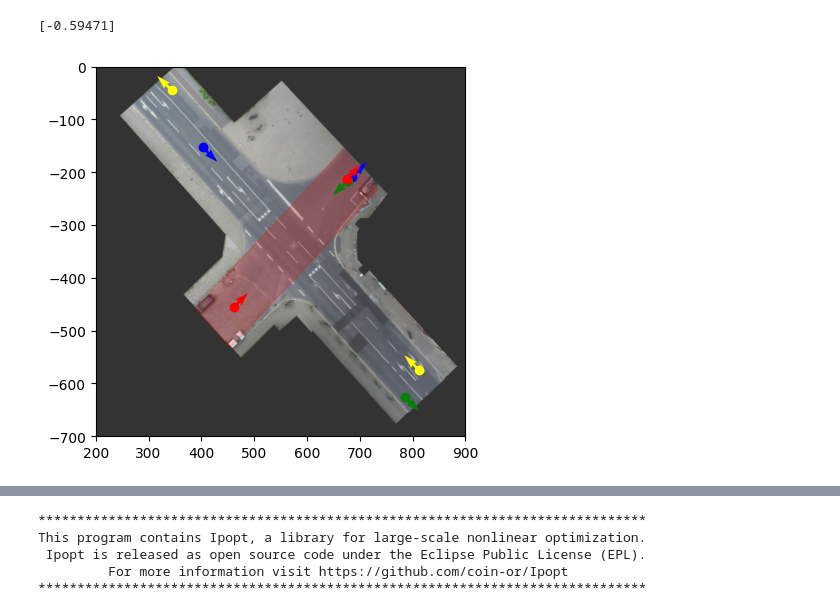
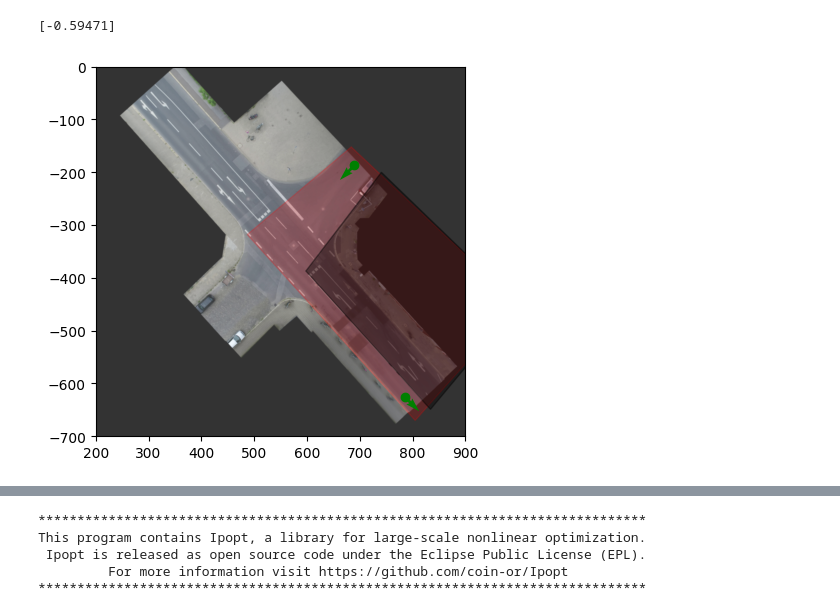
Before and after one commit to QDZHOU/FYP_Intent_Learning, a Jupyter notebook: src/Multi_Agent/inD_multiagent4_reactive_risk.ipynb, the cells around one changed output, grey strips where cells are left out. Saved outputs shown, nothing was run; the diff lists cells and outputs as text; code cells hidden in the pictures.

```diff
--- a/src/Multi_Agent/inD_multiagent4_reactive_risk.ipynb
+++ b/src/Multi_Agent/inD_multiagent4_reactive_risk.ipynb
@@ -191,18 +191,18 @@ for i in range(len(not_road_vertices_4)):
 
 # EV 6
 road_vertices_6 = np.array([
-    [294, -53],
-    [269, -80],
-    [792, -656],
-    [818, -635],
+    [386, -457],
+    [554, -301],
+    [837, -612],
+    [737, -774],
 ])
 
 not_road_vertices_6 = [
     np.array([
-        [0, 1],
-        [1, 1],
-        [1, 0],
-        [0, 0]
+        [457, -539],
+        [601, -402],
+        [818, -635],
+        [737, -774]
      ]),
 ]
 
@@ -677,7 +677,7 @@ Param_3 = {
     "Q5": 10, # lat. pos. error
     "Q6": 5, # heading. error
     "Q7": 300,
-    "Q8": 200,
+    "Q8": 300,
     "d_min": 6,
     "A_road": A_road_3,
     "b_road": b_road_3,
@@ -692,7 +692,7 @@ Param_3 = {
     "RefSpeed": 0,
     "RefPos": [785*image_to_real,-625*image_to_real,-np.pi*0.25]
 }
-x_EV_3_initial = np.array([677*image_to_real, -216*image_to_real, -np.pi*0.75, 0, 0])
+x_EV_3_initial = np.array([690*image_to_real, -187*image_to_real, -np.pi*0.75, 0, 0])
 # %%
 Param_4 = {
     "init_acc": acc_vals[:,0].reshape(2,1),
@@ -804,69 +804,69 @@ x_EV_6_initial = np.array([392*image_to_real, -192*image_to_real, -np.pi/4, 0, 0
 # %%
 fig, ax = plt.subplots()
 img   = mpimg.imread(background_filepath)
 arrow_length = 5
-j = 4
+j = 3
 eval(f"Drive_Area_visual_{j}").plot(color = 'r', alpha = 0.2)
 for i in range(len(eval(f"not_Drive_Area_visual_{j}"))):
     eval(f"not_Drive_Area_visual_{j}")[i].plot(color = 'black', alpha = 0.4)
 plt.imshow(img,alpha = 0.8, extent=[0, img.shape[1], -img.shape[0], 0])
 # EV1
-plt.scatter(x_EV_1_initial[0]*real_to_image,x_EV_1_initial[1]*real_to_image,color='blue')
-plt.quiver(x_EV_1_initial[0]*real_to_image,
-           x_EV_1_initial[1]*real_to_image,
-           arrow_length*np.cos(x_EV_1_initial[2]),
-           arrow_length*np.sin(x_EV_1_initial[2]),
-           color='blue')
-plt.scatter(Param_1["RefPos"][0]*real_to_image,Param_1["RefPos"][1]*real_to_image,color='blue')
-plt.quiver(Param_1["RefPos"][0]*real_to_image,
-           Param_1["RefPos"][1]*real_to_image,
-           arrow_length*np.cos(Param_1["RefPos"][2]),
-           arrow_length*np.sin(Param_1["RefPos"][2]),
-           color='blue')
-# EV2
-plt.scatter(x_EV_2_initial[0]*real_to_image,x_EV_2_initial[1]*real_to_image,color='yellow')
-plt.quiver(x_EV_2_initial[0]*real_to_image,
-           x_EV_2_initial[1]*real_to_image,
-           arrow_length*np.cos(x_EV_2_initial[2]),
-           arrow_length*np.sin(x_EV_2_initial[2]),
-           color='yellow')
-plt.scatter(Param_2["RefPos"][0]*real_to_image,Param_2["RefPos"][1]*real_to_image,color='yellow')
-plt.quiver(Param_2["RefPos"][0]*real_to_image,
-           Param_2["RefPos"][1]*real_to_image,
-           arrow_length*np.cos(Param_2["RefPos"][2]),
-           arrow_length*np.sin(Param_2["RefPos"][2]),
-           color='yellow')
+# plt.scatter(x_EV_1_initial[0]*real_to_image,x_EV_1_initial[1]*real_to_image,color='blue')
+# plt.quiver(x_EV_1_initial[0]*real_to_image,
+#            x_EV_1_initial[1]*real_to_image,
+#            arrow_length*np.cos(x_EV_1_initial[2]),
+#            arrow_length*np.sin(x_EV_1_initial[2]),
+#            color='blue')
+# plt.scatter(Param_1["RefPos"][0]*real_to_image,Param_1["RefPos"][1]*real_to_image,color='blue')
+# plt.quiver(Param_1["RefPos"][0]*real_to_image,
+#            Param_1["RefPos"][1]*real_to_image,
+#            arrow_length*np.cos(Param_1["RefPos"][2]),
+#            arrow_length*np.sin(Param_1["RefPos"][2]),
+#            color='blue')
+# # EV2
+# plt.scatter(x_EV_2_initial[0]*real_to_image,x_EV_2_initial[1]*real_to_image,color='yellow')
+# plt.quiver(x_EV_2_initial[0]*real_to_image,
+#            x_EV_2_initial[1]*real_to_image,
+#            arrow_length*np.cos(x_EV_2_initial[2]),
+#            arrow_length*np.sin(x_EV_2_initial[2]),
+#            color='yellow')
+# plt.scatter(Param_2["RefPos"][0]*real_to_image,Param_2["RefPos"][1]*real_to_image,color='yellow')
+# plt.quiver(Param_2["RefPos"][0]*real_to_image,
+#            Param_2["RefPos"][1]*real_to_image,
+#            arrow_length*np.cos(Param_2["RefPos"][2]),
+#            arrow_length*np.sin(Param_2["RefPos"][2]),
+#            color='yellow')
 # EV3
 plt.scatter(x_EV_3_initial[0]*real_to_image,x_EV_3_initial[1]*real_to_image,color='green')
 plt.quiver(x_EV_3_initial[0]*real_to_image,
            x_EV_3_initial[1]*real_to_image,
            arrow_length*np.cos(x_EV_3_initial[2]),
            arrow_length*np.sin(x_EV_3_initial[2]),
            color='green')
 plt.scatter(Param_3["RefPos"][0]*real_to_image,Param_3["RefPos"][1]*real_to_image,color='green')
 plt.quiver(Param_3["RefPos"][0]*real_to_image,
            Param_3["RefPos"][1]*real_to_image,
            arrow_length*np.cos(Param_3["RefPos"][2]),
            arrow_length*np.sin(Param_3["RefPos"][2]),
            color='green')
-# EV4
-plt.scatter(x_EV_4_initial[0]*real_to_image,x_EV_4_initial[1]*real_to_image,color='red')
-plt.quiver(x_EV_4_initial[0]*real_to_image,
-           x_EV_4_initial[1]*real_to_image,
-           arrow_length*np.cos(x_EV_4_initial[2]),
-           arrow_length*np.sin(x_EV_4_initial[2]),
-           color='red')
-plt.scatter(Param_4["RefPos"][0]*real_to_image,Param_4["RefPos"][1]*real_to_image,color='red')
-plt.quiver(Param_4["RefPos"][0]*real_to_image,
-           Param_4["RefPos"][1]*real_to_image,
-           arrow_length*np.cos(Param_4["RefPos"][2]),
-           arrow_length*np.sin(Param_4["RefPos"][2]),
-           color='red')
+# # EV6
+# plt.scatter(x_EV_6_initial[0]*real_to_image,x_EV_6_initial[1]*real_to_image,color='red')
+# plt.quiver(x_EV_6_initial[0]*real_to_image,
+#            x_EV_6_initial[1]*real_to_image,
+#            arrow_length*np.cos(x_EV_6_initial[2]),
+#            arrow_length*np.sin(x_EV_6_initial[2]),
+#            color='red')
+# plt.scatter(Param_6["RefPos"][0]*real_to_image,Param_6["RefPos"][1]*real_to_image,color='red')
+# plt.quiver(Param_6["RefPos"][0]*real_to_image,
+#            Param_6["RefPos"][1]*real_to_image,
+#            arrow_length*np.cos(Param_6["RefPos"][2]),
+#            arrow_length*np.sin(Param_6["RefPos"][2]),
+#            color='red')
 ax.set_xlim([x_lim_0,x_lim_1])
 ax.set_ylim([-y_lim_0,-y_lim_1])
 plt.show()
 # %% [output]
-[figure, old version]
+[figure, new version]
 # %%
 #test mpc
 N_Sam = 70
```
Also changed, not shown: parts of 10 cells of this notebook, 19 other files.
